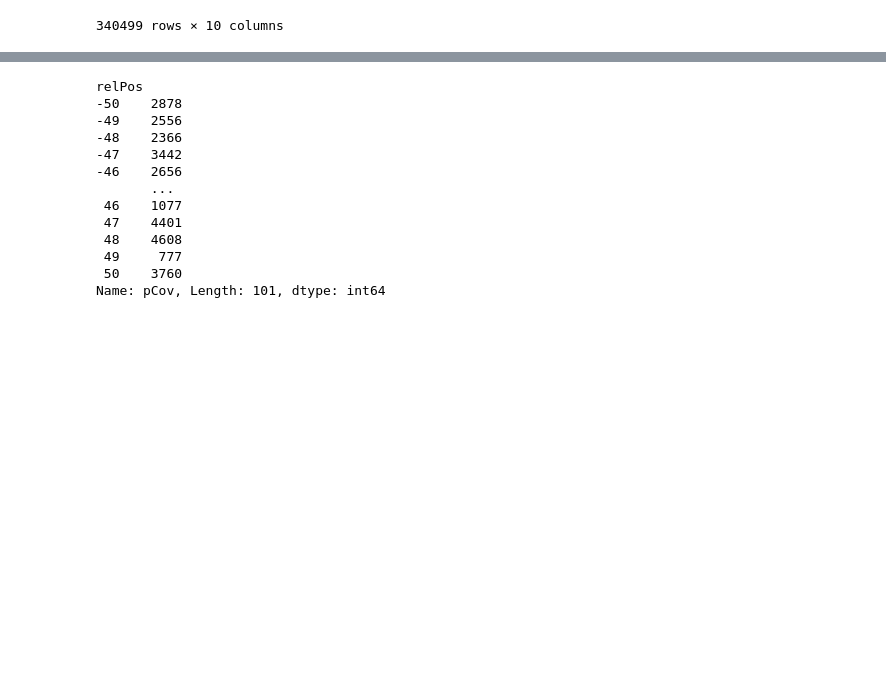
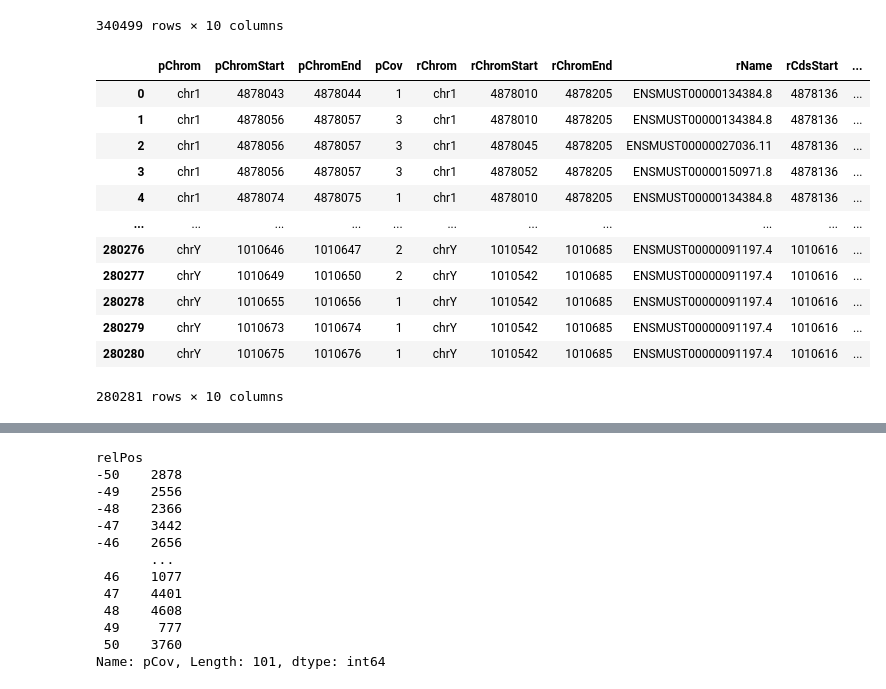
Before and after one commit to hyejun18/bioinfo1, a Jupyter notebook: notebooks/CoLab_TermProj_2022_2.ipynb, the cells around one changed output, grey strips where cells are left out. Cells and saved outputs as stored; diff of their text form; code cells hidden in the pictures; blank space fills up the shorter version.

```diff
--- a/notebooks/CoLab_TermProj_2022_2.ipynb
+++ b/notebooks/CoLab_TermProj_2022_2.ipynb
@@ -195,6 +225,29 @@ dfLuc
 | 340497 | chrY | 88065994 | 88065995 | 1 | chrY | 88065992 | 88066124 | ENSMUST00000187146.2 | 88066006 | ... |
 | 340498 | chrY | 88066066 | 88066067 | 1 | chrY | 88065992 | 88066124 | ENSMUST00000187146.2 | 88066006 | ... |
 340499 rows × 10 columns
+# %%
+dfLin28a = pd.read_table(
+    '../rpf/fivepcounts-filtered-RPF-siLin28a.txt', header=None,
+    names=[
+        'pChrom', 'pChromStart', 'pChromEnd', 'pCov',
+        'rChrom', 'rChromStart', 'rChromEnd', 'rName', 'rCdsStart', 'rStrand'
+    ]
+)
+dfLin28a
+# %% [output]
+|  | pChrom | pChromStart | pChromEnd | pCov | rChrom | rChromStart | rChromEnd | rName | rCdsStart | ... |
+| 0 | chr1 | 4878043 | 4878044 | 1 | chr1 | 4878010 | 4878205 | ENSMUST00000134384.8 | 4878136 | ... |
+| 1 | chr1 | 4878056 | 4878057 | 3 | chr1 | 4878010 | 4878205 | ENSMUST00000134384.8 | 4878136 | ... |
+| 2 | chr1 | 4878056 | 4878057 | 3 | chr1 | 4878045 | 4878205 | ENSMUST00000027036.11 | 4878136 | ... |
+| 3 | chr1 | 4878056 | 4878057 | 3 | chr1 | 4878052 | 4878205 | ENSMUST00000150971.8 | 4878136 | ... |
+| 4 | chr1 | 4878074 | 4878075 | 1 | chr1 | 4878010 | 4878205 | ENSMUST00000134384.8 | 4878136 | ... |
+| ... | ... | ... | ... | ... | ... | ... | ... | ... | ... | ... |
+| 280276 | chrY | 1010646 | 1010647 | 2 | chrY | 1010542 | 1010685 | ENSMUST00000091197.4 | 1010616 | ... |
+| 280277 | chrY | 1010649 | 1010650 | 2 | chrY | 1010542 | 1010685 | ENSMUST00000091197.4 | 1010616 | ... |
+| 280278 | chrY | 1010655 | 1010656 | 1 | chrY | 1010542 | 1010685 | ENSMUST00000091197.4 | 1010616 | ... |
+| 280279 | chrY | 1010673 | 1010674 | 1 | chrY | 1010542 | 1010685 | ENSMUST00000091197.4 | 1010616 | ... |
+| 280280 | chrY | 1010675 | 1010676 | 1 | chrY | 1010542 | 1010685 | ENSMUST00000091197.4 | 1010616 | ... |
+280281 rows × 10 columns
 # %%
 dfLuc['relPos'] = dfLuc.pChromStart.sub(dfLuc.rCdsStart)
 dfLuc
```
Also changed, not shown: parts of 8 cells of this notebook.
